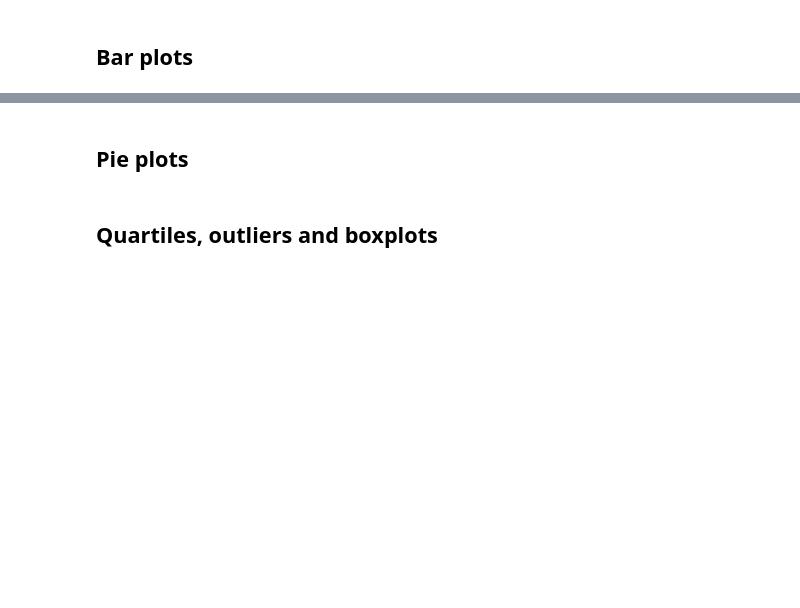
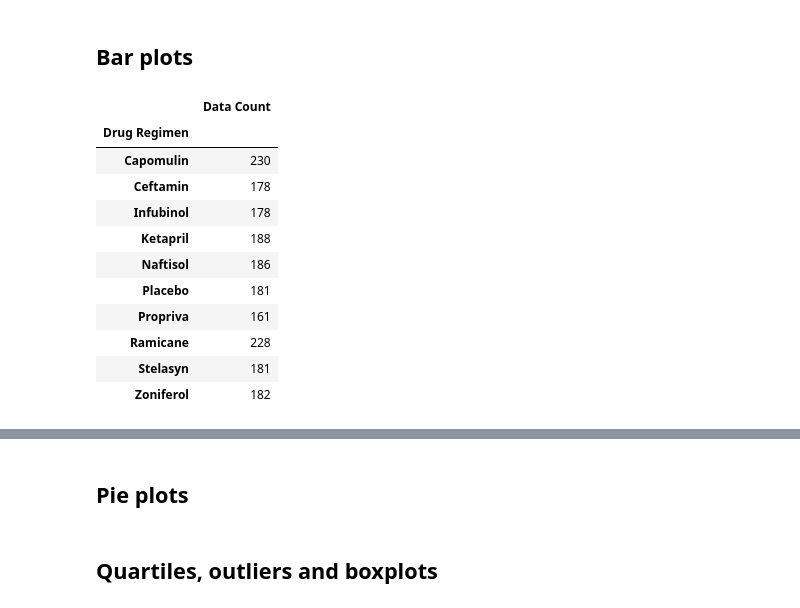
Before and after one commit to jamesa820/matplotlib_challenge, a Jupyter notebook: Homework/Instructions/Pymaceuticals/pymaceuticals_HW.ipynb, the cells around one changed output, grey strips where cells are left out. Drawn from its saved outputs; the diff is of its cells as text; code cells hidden in the pictures; blank space fills up the shorter version.

```diff
--- a/Homework/Instructions/Pymaceuticals/pymaceuticals_HW.ipynb
+++ b/Homework/Instructions/Pymaceuticals/pymaceuticals_HW.ipynb
@@ -114,4 +114,19 @@ df_merged
 # %% [markdown]
 ## Bar plots
 # %%
-data_points=mouse_study_df.groupby(["Drug Regimen"])["Drug Regimen"].count().reset_index(name="count")
+data_points=mouse_study_df.groupby(["Drug Regimen"])["Drug Regimen"].count().reset_index(name="Data Count")
+data_points=data_points.set_index("Drug Regimen")
+data_points
+# %% [output]
+|  | Data Count |
+| Drug Regimen |  |
+| Capomulin | 230 |
+| Ceftamin | 178 |
+| Infubinol | 178 |
+| Ketapril | 188 |
+| Naftisol | 186 |
+| Placebo | 181 |
+| Propriva | 161 |
+| Ramicane | 228 |
+| Stelasyn | 181 |
+| Zoniferol | 182 |
```
Also changed, not shown: parts of 5 cells of this notebook.
